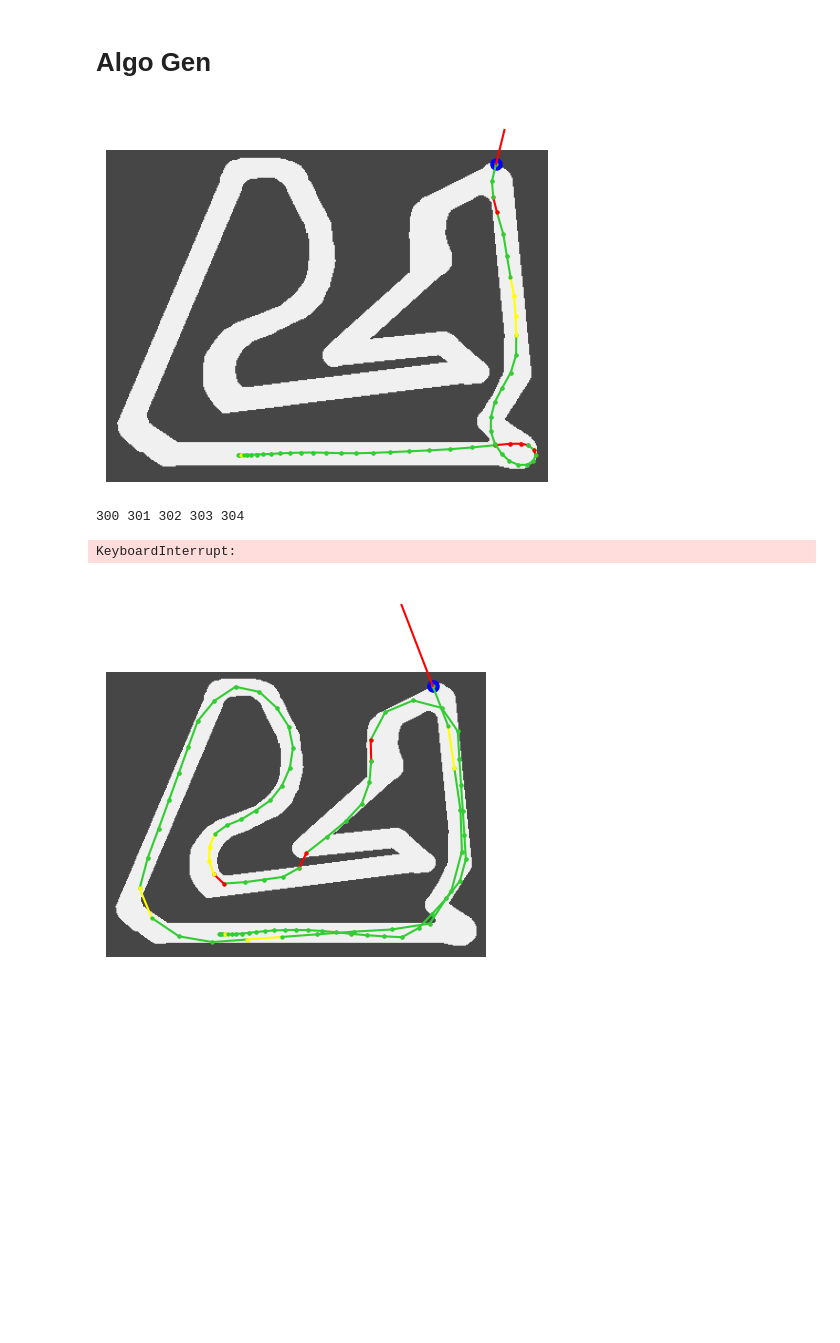
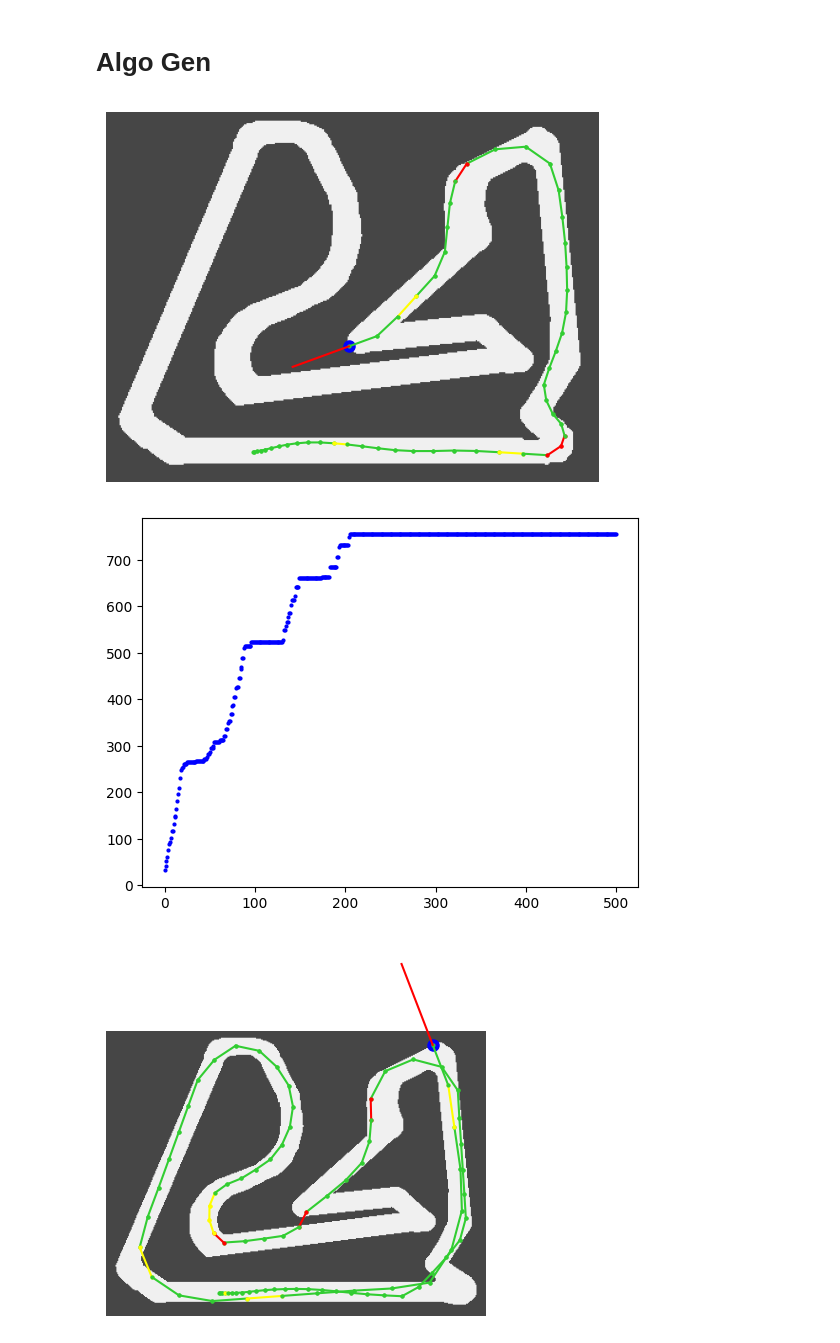
Before and after one commit to GeckSpy/EP-trajectory-optimisation, a Jupyter notebook: algo_gen/env_03_v1.ipynb, the cells around one changed output. Cells and saved outputs as stored; diff of their text form; code cells hidden in the pictures; blank space fills up the shorter version.

```diff
--- a/algo_gen/env_03_v1.ipynb
+++ b/algo_gen/env_03_v1.ipynb
@@ -483,37 +483,36 @@ def select_pop(pop):
 
     while (len(new_pop) < LEN_POP):
         new_pop.append(gen_indiv())
 
     return new_pop
 
 
 LEN_POP = 400
 def algo_gen():
     NB_GEN = 500
     pop = gen_pop()
     score_liste = []
     for gen in range(NB_GEN):
         sort_pop(pop)
         pop = select_pop(pop)
 
         if gen % 1 == 0:
             print(gen, end=" ")
-        if (gen+1) % 100 == 0:
+        if (gen+1) % 50 == 0:
             print(pop[0].actions)
             score(pop[0].actions, show=True)
         score_liste.append(pop[0].score)
 
     for gen,sc in enumerate(score_liste):
         plt.plot(gen, sc, '-o', color='blue', markersize=2)
     plt.show()
     return pop[0]
 
 
 best = algo_gen()
 # %% [output]
-[figure, old version]
+[figure, new version]
-300 301 302 303 304
-KeyboardInterrupt:
+[figure, added]
 # %%
 score(best.actions, show=True, wt=0.001)
 env.close()
```
Also changed, not shown: parts of 1 cell of this notebook, 2 other files.
